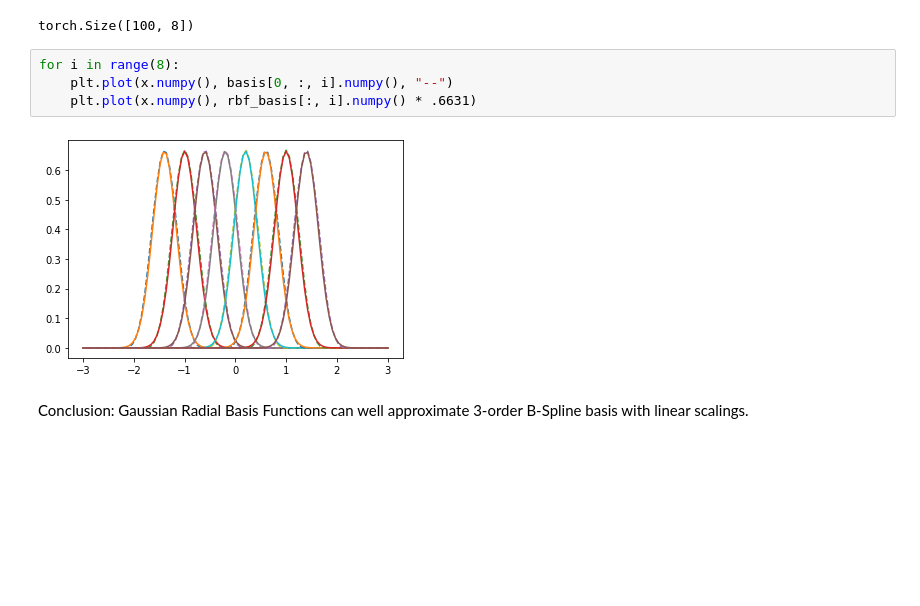
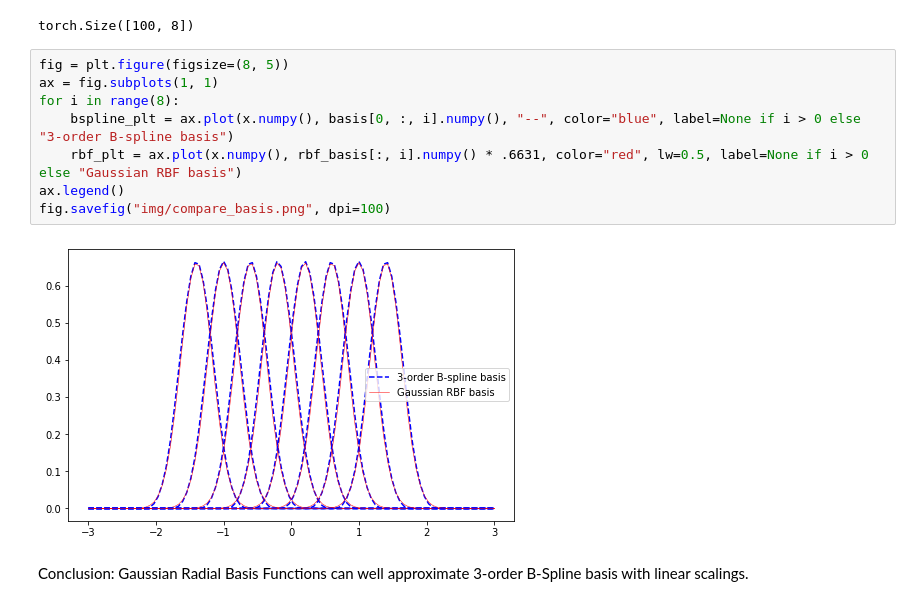
Before and after one commit to ZiyaoLi/fast-kan, a Jupyter notebook: draw_spline_basis.ipynb, the cells around one changed output. Drawn from its saved outputs; the diff is of its cells as text; blank space fills up the shorter version.

Commit message:
add approx plot to readme

```diff
--- a/draw_spline_basis.ipynb
+++ b/draw_spline_basis.ipynb
@@ -25,11 +26,15 @@ rbf_basis = rbf(x, torch.linspace(-1.4, 1.4, 8), .33)
 rbf_basis.shape
 # %% [output]
 torch.Size([100, 8])
-# %%
-for i in range(8):
-    plt.plot(x.numpy(), basis[0, :, i].numpy(), "--")
-    plt.plot(x.numpy(), rbf_basis[:, i].numpy() * .6631)
-# %% [output]
-[figure, removed]
+# %%
+fig = plt.figure(figsize=(8, 5))
+ax = fig.subplots(1, 1)
+for i in range(8):
+    bspline_plt = ax.plot(x.numpy(), basis[0, :, i].numpy(), "--", color="blue", label=None if i > 0 else "3-order B-spline basis")
+    rbf_plt = ax.plot(x.numpy(), rbf_basis[:, i].numpy() * .6631, color="red", lw=0.5, label=None if i > 0 else "Gaussian RBF basis")
+ax.legend()
+fig.savefig("img/compare_basis.png", dpi=100)
+# %% [output]
+[figure, added]
 # %% [markdown]
 Conclusion: Gaussian Radial Basis Functions can well approximate 3-order B-Spline basis with linear scalings.
```
Also changed, not shown: parts of 1 cell of this notebook, 2 other files.
